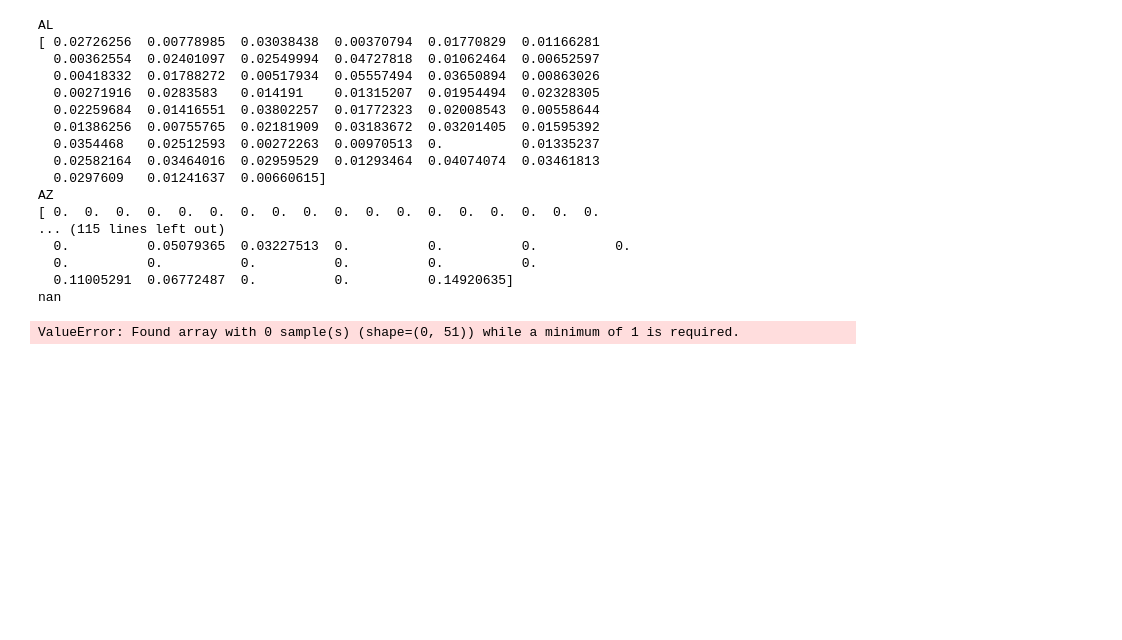
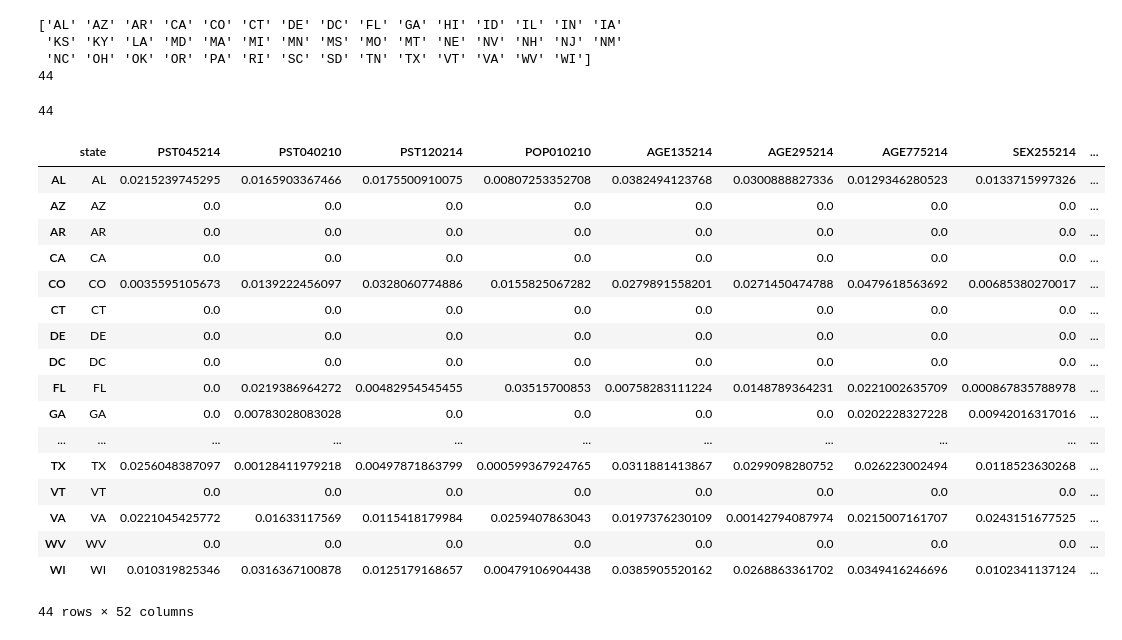
Before and after one commit to JonasDev/presidential-election-2016, a Jupyter notebook: Phase 1 Final Project.ipynb, the cells around one changed output. Drawn from its saved outputs; the diff is of its cells as text; code cells hidden in the pictures; blank space fills up the shorter version.

```diff
--- a/Phase 1 Final Project.ipynb
+++ b/Phase 1 Final Project.ipynb
@@ -15,9 +16,15 @@ from sklearn.ensemble import ExtraTreesClassifier
 # we clone our original dataset, and replace all values with zero, before replacing them with their rank
 # %%
 cf = pd.read_csv("notebooks/county_facts_with_2012_winner.csv")
-# cf
-list_of_states = cf["state_abbreviation"].unique()
-# print list_of_states
+# print cf
+list_of_states = cf["state_abbreviation"].dropna().unique()
+print list_of_states
+print len(list_of_states)
+# %% [output]
+['AL' 'AZ' 'AR' 'CA' 'CO' 'CT' 'DE' 'DC' 'FL' 'GA' 'HI' 'ID' 'IL' 'IN' 'IA'
+ 'KS' 'KY' 'LA' 'MD' 'MA' 'MI' 'MN' 'MS' 'MO' 'MT' 'NE' 'NV' 'NH' 'NJ' 'NM'
+ 'NC' 'OH' 'OK' 'OR' 'PA' 'RI' 'SC' 'SD' 'TN' 'TX' 'VT' 'VA' 'WV' 'WI']
+44
 # %%
 # print cf
 cf = cf.drop("Gingrich", 1)
@@ -30,39 +37,24 @@ cf = cf.drop("area_name", 1)
 # print cf
 # %%
 # for each state, find and rank attributes
+
+ranked_dataset = []
+# print len(list_of_states)
+
 for i in list_of_states:
 
-    print i
+    # print i
 
     state_data_winner = cf[cf["state_abbreviation"]==i]['winner']
     state_data = cf[cf["state_abbreviation"]==i]
     state_data = state_data.drop("state_abbreviation", 1)
     state_data = state_data.drop("winner", 1)
 
-#     print state_data_winner.as_matrix()
+#   print state_data_winner.as_matrix()
+    state_data_headers = list(state_data.columns.values)
 
     model = ExtraTreesClassifier()
     model.fit(state_data.as_matrix(), state_data_winner.as_matrix())
-    print (model.feature_importances_)
-#     ranked_dataset[[i]][features] = features_importances_
+    # print (model.feature_importances_)
 
-# print ranked_dataset
+    ranked_dataset.append([i] + list(model.feature_importances_))
-# %% [output]
-AL
-[ 0.02726256  0.00778985  0.03038438  0.00370794  0.01770829  0.01166281
-  0.00362554  0.02401097  0.02549994  0.04727818  0.01062464  0.00652597
-  0.00418332  0.01788272  0.00517934  0.05557494  0.03650894  0.00863026
-  0.00271916  0.0283583   0.014191    0.01315207  0.01954494  0.02328305
-  0.02259684  0.01416551  0.03802257  0.01772323  0.02008543  0.00558644
-  0.01386256  0.00755765  0.02181909  0.03183672  0.03201405  0.01595392
-  0.0354468   0.02512593  0.00272263  0.00970513  0.          0.01335237
-  0.02582164  0.03464016  0.02959529  0.01293464  0.04074074  0.03461813
-  0.0297609   0.01241637  0.00660615]
-AZ
-[ 0.  0.  0.  0.  0.  0.  0.  0.  0.  0.  0.  0.  0.  0.  0.  0.  0.  0.
-... (115 lines left out)
-  0.          0.05079365  0.03227513  0.          0.          0.          0.
-  0.          0.          0.          0.          0.          0.
-  0.11005291  0.06772487  0.          0.          0.14920635]
-nan
-ValueError: Found array with 0 sample(s) (shape=(0, 51)) while a minimum of 1 is required.
@@ -80,0 +61,28 @@ ValueError: Found array with 0 sample(s) (shape=(0, 51)) while a minimum of 1 is
+# %%
+# print ranked_dataset
+ranked_dataset_np = np.array(ranked_dataset)
+print len(ranked_dataset_np)
+ranked_pd = pd.DataFrame(data=ranked_dataset_np[0:,0:],    # values
+                         index=ranked_dataset_np[0:,0],    # 1st column as index
+                         columns=["state"]+state_data_headers)
+ranked_pd
+# %% [output]
+44
+|  | state | PST045214 | PST040210 | PST120214 | POP010210 | AGE135214 | AGE295214 | AGE775214 | SEX255214 | ... |
+| AL | AL | 0.0215239745295 | 0.0165903367466 | 0.0175500910075 | 0.00807253352708 | 0.0382494123768 | 0.0300888827336 | 0.0129346280523 | 0.0133715997326 | ... |
+| AZ | AZ | 0.0 | 0.0 | 0.0 | 0.0 | 0.0 | 0.0 | 0.0 | 0.0 | ... |
+| AR | AR | 0.0 | 0.0 | 0.0 | 0.0 | 0.0 | 0.0 | 0.0 | 0.0 | ... |
+| CA | CA | 0.0 | 0.0 | 0.0 | 0.0 | 0.0 | 0.0 | 0.0 | 0.0 | ... |
+| CO | CO | 0.0035595105673 | 0.0139222456097 | 0.0328060774886 | 0.0155825067282 | 0.0279891558201 | 0.0271450474788 | 0.0479618563692 | 0.00685380270017 | ... |
+| CT | CT | 0.0 | 0.0 | 0.0 | 0.0 | 0.0 | 0.0 | 0.0 | 0.0 | ... |
+| DE | DE | 0.0 | 0.0 | 0.0 | 0.0 | 0.0 | 0.0 | 0.0 | 0.0 | ... |
+| DC | DC | 0.0 | 0.0 | 0.0 | 0.0 | 0.0 | 0.0 | 0.0 | 0.0 | ... |
+| FL | FL | 0.0 | 0.0219386964272 | 0.00482954545455 | 0.03515700853 | 0.00758283111224 | 0.0148789364231 | 0.0221002635709 | 0.000867835788978 | ... |
+| GA | GA | 0.0 | 0.00783028083028 | 0.0 | 0.0 | 0.0 | 0.0 | 0.0202228327228 | 0.00942016317016 | ... |
+| ... | ... | ... | ... | ... | ... | ... | ... | ... | ... | ... |
+| TX | TX | 0.0256048387097 | 0.00128411979218 | 0.00497871863799 | 0.000599367924765 | 0.0311881413867 | 0.0299098280752 | 0.026223002494 | 0.0118523630268 | ... |
+| VT | VT | 0.0 | 0.0 | 0.0 | 0.0 | 0.0 | 0.0 | 0.0 | 0.0 | ... |
+| VA | VA | 0.0221045425772 | 0.01633117569 | 0.0115418179984 | 0.0259407863043 | 0.0197376230109 | 0.00142794087974 | 0.0215007161707 | 0.0243151677525 | ... |
+| WV | WV | 0.0 | 0.0 | 0.0 | 0.0 | 0.0 | 0.0 | 0.0 | 0.0 | ... |
+| WI | WI | 0.010319825346 | 0.0316367100878 | 0.0125179168657 | 0.00479106904438 | 0.0385905520162 | 0.0268863361702 | 0.0349416246696 | 0.0102341137124 | ... |
+44 rows × 52 columns
```
Also changed, not shown: parts of 6 cells of this notebook, 1 other file.
